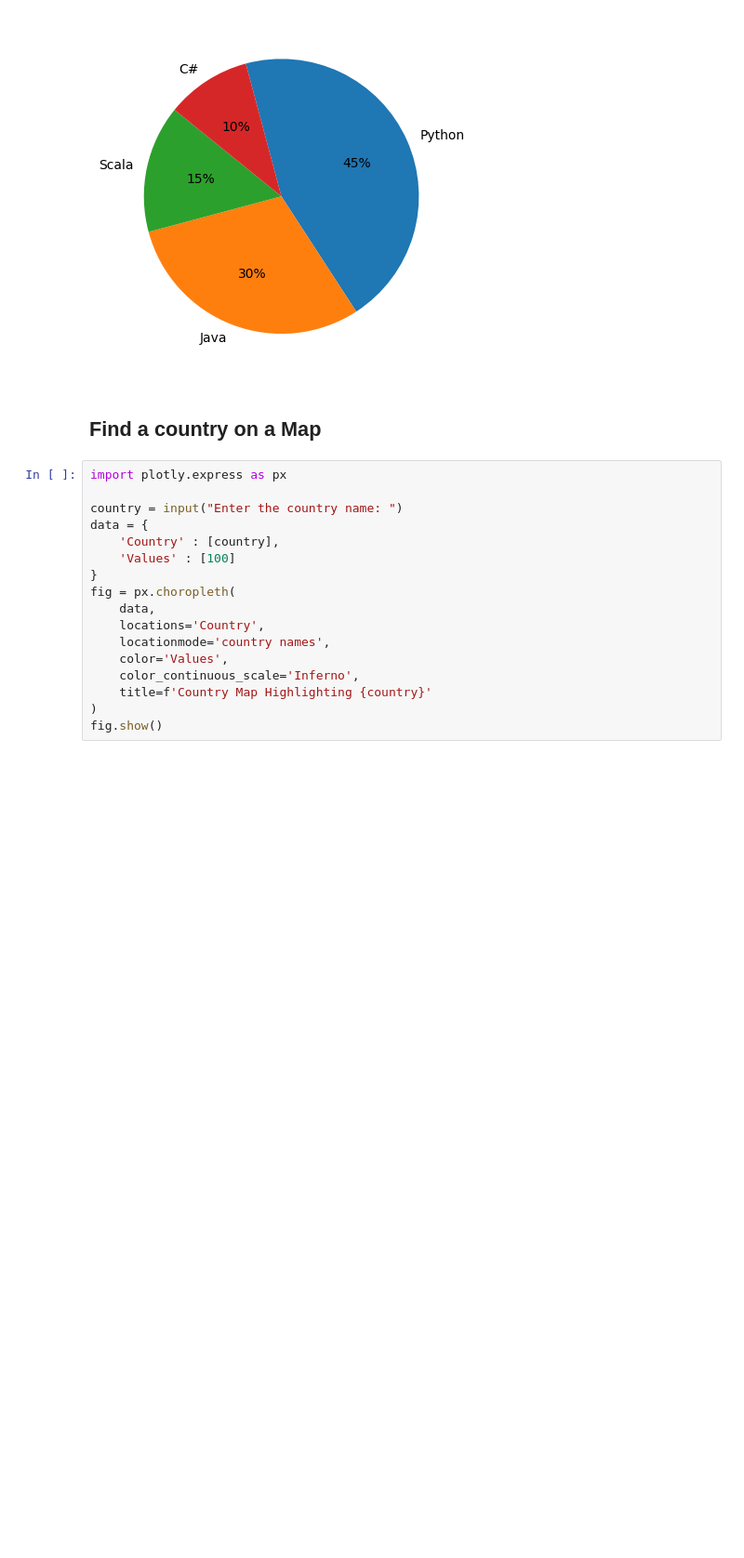
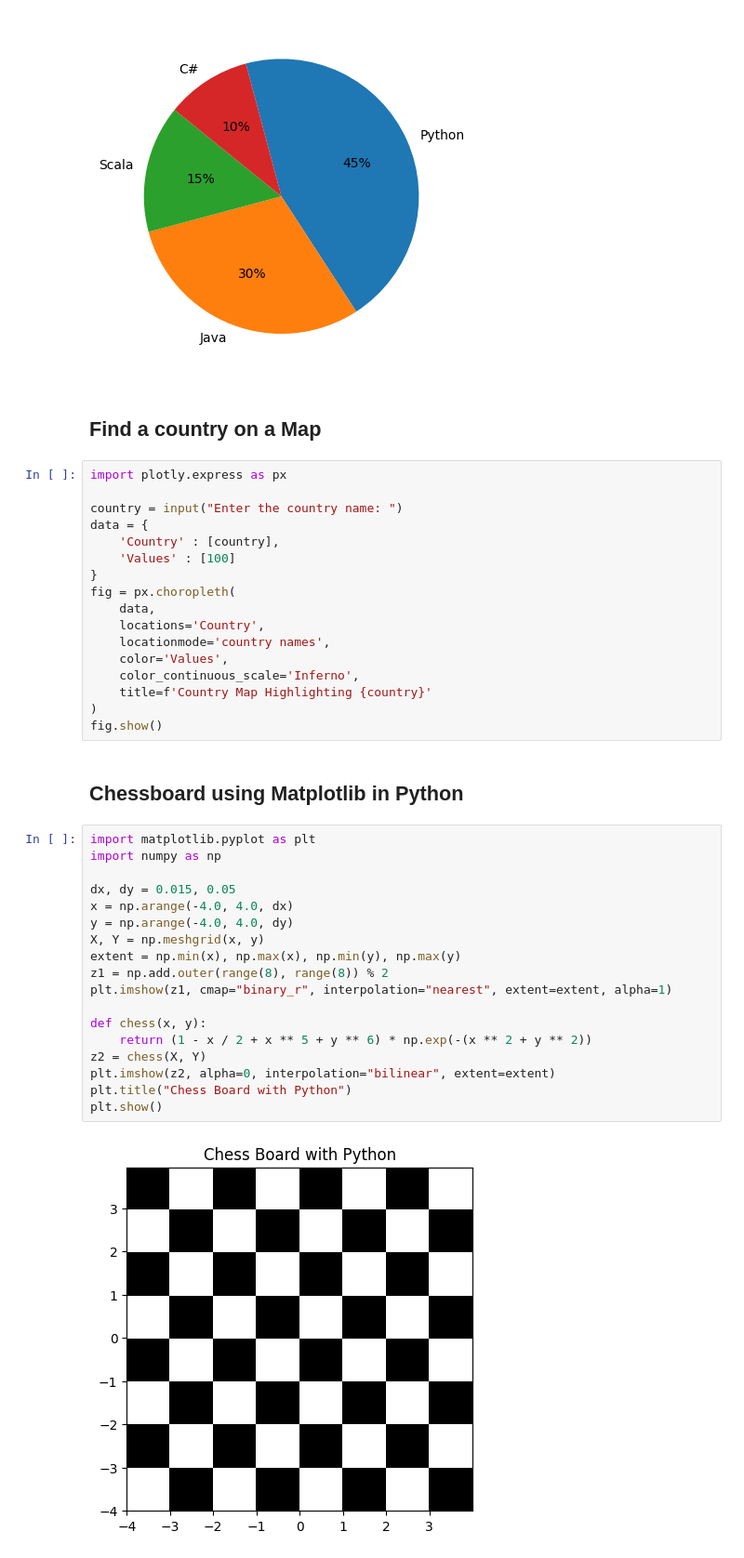
Before and after one commit to masrik-dev/Data-and-information-visualization, a Jupyter notebook: Data and information visualization.ipynb, the cells around one changed output. Shown: that part at 93% size. Cells and saved outputs as stored; diff of their text form; blank space fills up the shorter version.

Commit message:
--update chessboard

```diff
--- a/Data and information visualization.ipynb
+++ b/Data and information visualization.ipynb
@@ -428,3 +428,25 @@ fig = px.choropleth(
     title=f'Country Map Highlighting {country}'
 )
 fig.show()
+# %% [markdown]
+## Chessboard using Matplotlib in Python
+# %%
+import matplotlib.pyplot as plt
+import numpy as np
+
+dx, dy = 0.015, 0.05
+x = np.arange(-4.0, 4.0, dx)
+y = np.arange(-4.0, 4.0, dy)
+X, Y = np.meshgrid(x, y)
+extent = np.min(x), np.max(x), np.min(y), np.max(y)
+z1 = np.add.outer(range(8), range(8)) % 2
+plt.imshow(z1, cmap="binary_r", interpolation="nearest", extent=extent, alpha=1)
+
+def chess(x, y):
+    return (1 - x / 2 + x ** 5 + y ** 6) * np.exp(-(x ** 2 + y ** 2))
+z2 = chess(X, Y)
+plt.imshow(z2, alpha=0, interpolation="bilinear", extent=extent)
+plt.title("Chess Board with Python")
+plt.show()
+# %% [output]
+[figure, added]
```
